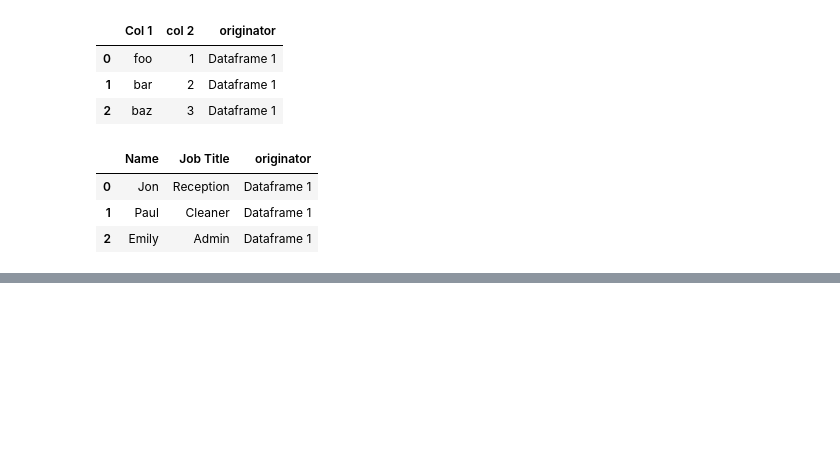
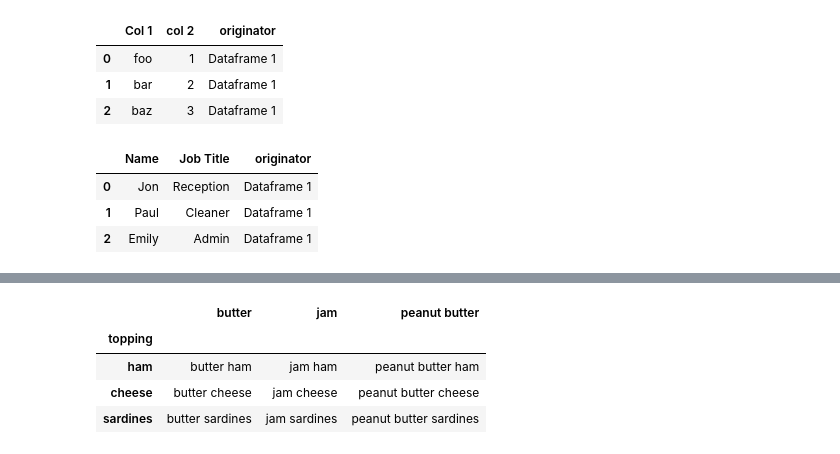
Before and after one commit to data-to-insight/ERN-sessions, a Jupyter notebook: Emma_K/Modue2EK.ipynb, the cells around one changed output, grey strips where cells are left out. Cells and saved outputs as stored; diff of their text form; code cells hidden in the pictures; blank space fills up the shorter version.

Commit message:
final 1st section + combinations

```diff
--- a/Emma_K/Modue2EK.ipynb
+++ b/Emma_K/Modue2EK.ipynb
@@ -106,0 +144,26 @@ print(ident_nhs)
+# %%
+spreads = ['butter', 'jam', 'peanut butter']
+toppings = ['ham', 'cheese', 'sardines']
+filling = []
+combinations = {}
+# %%
+mixins = []
+sandwiches = {}
+
+for spread in spreads:
+    for topping in toppings:
+        mixins.append(f'{spread} {topping}')
+    sandwiches[spread] = mixins
+    mixins = []
+
+combinations_df = pd.DataFrame(sandwiches)
+combinations_df['topping'] = toppings
+combinations_df.set_index('topping', inplace=True)
+
+combinations_df
+# %% [output]
+|  | butter | jam | peanut butter |
+| topping |  |  |  |
+| ham | butter ham | jam ham | peanut butter ham |
+| cheese | butter cheese | jam cheese | peanut butter cheese |
+| sardines | butter sardines | jam sardines | peanut butter sardines |
```
Also changed, not shown: parts of 6 cells of this notebook, 1 other file.
